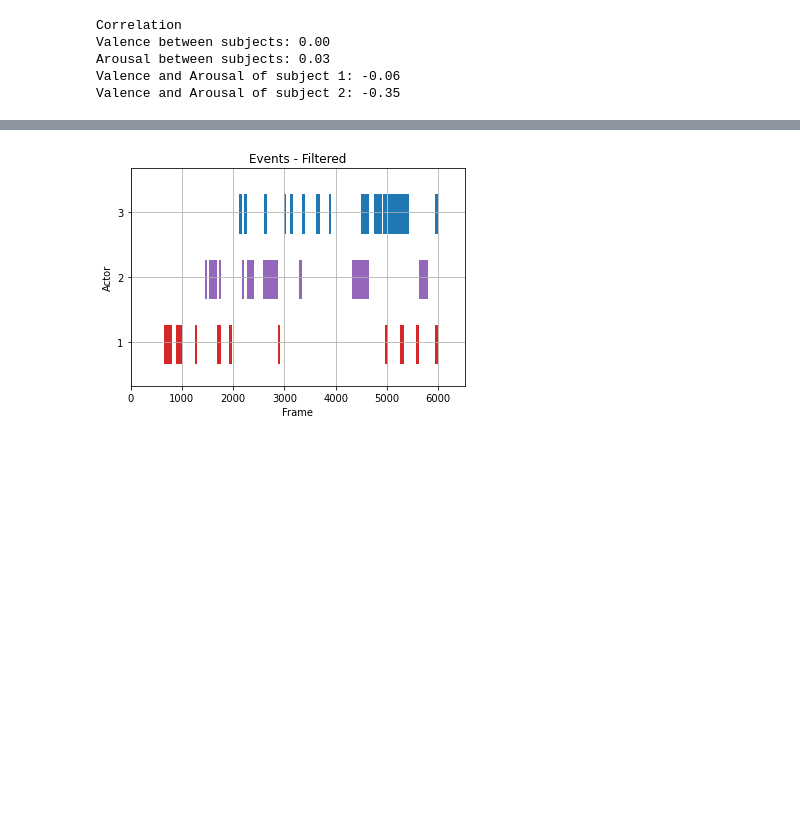
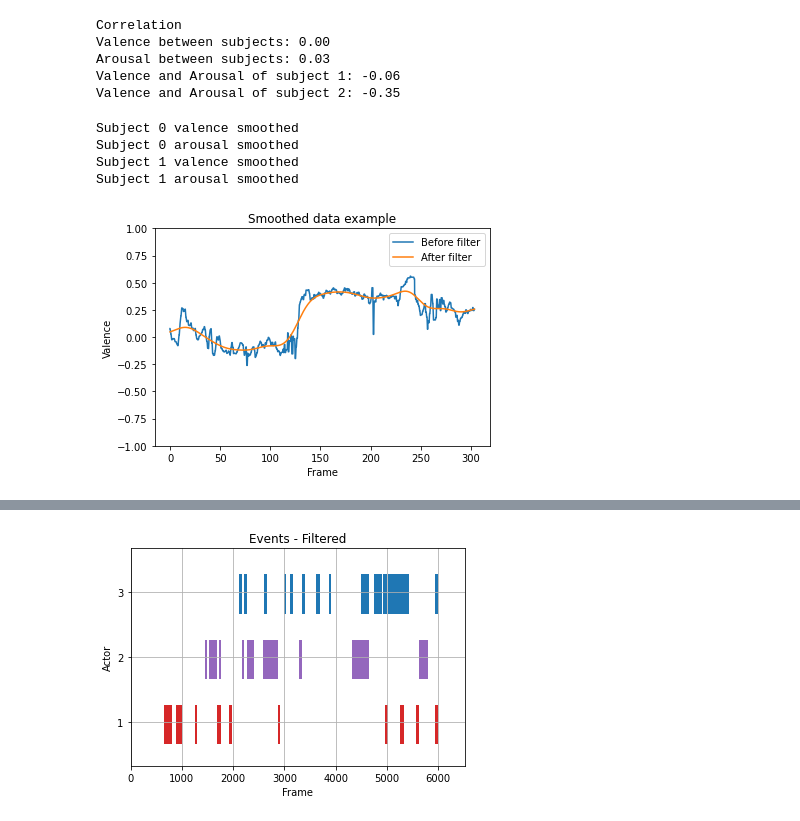
Before and after one commit to EltonCN/Emotion-estimation-applied-to-storytelling-reaction, a Jupyter notebook: analysis.ipynb, the cells around one changed output, grey strips where cells are left out. Drawn from its saved outputs; the diff is of its cells as text; code cells hidden in the pictures; blank space fills up the shorter version.

```diff
--- a/analysis.ipynb
+++ b/analysis.ipynb
@@ -154,3 +169,47 @@ Valence between subjects: 0.00
 Arousal between subjects: 0.03
 Valence and Arousal of subject 1: -0.06
 Valence and Arousal of subject 2: -0.35
+# %%
+# Smooth the data using a Gaussian kernel
+# It might take a while. It can probably be optimized using GPU/cuda
+
+data["valence_smoothed"] = []
+data["arousal_smoothed"] = []
+
+for i in range(2):
+    for dimension in ["valence", "arousal"]:
+
+        smoothed = np.zeros_like(data[dimension][i])
+        sigma = 10
+
+        for j in range(data["frame"].shape[0]):
+            frame = data["frame"][j]
+
+            kernel = np.exp(-np.power((data['frame']-frame), 2)/(2*np.power(sigma, 2)))
+            kernel = kernel / sum(kernel)
+
+            smoothed[j] = np.sum(data[dimension][i] * kernel)
+
+        data[dimension+"_smoothed"].append(smoothed)
+
+        print("Subject "+str(i) + " " + dimension + " smoothed")
+# %% [output]
+Subject 0 valence smoothed
+Subject 0 arousal smoothed
+Subject 1 valence smoothed
+Subject 1 arousal smoothed
+# %%
+fig = plt.figure()
+plt.plot(data["frame"][:1000], data["valence"][0][:1000])
+plt.plot(data["frame"][:1000], data["valence_smoothed"][0][:1000])
+plt.ylim(-1, 1)
+
+plt.legend(["Before filter", "After filter"])
+plt.title("Smoothed data example")
+plt.ylabel("Valence")
+plt.xlabel("Frame")
+
+plt.show()
+fig.savefig("Results/Example of smoothed data.png",  facecolor='white', transparent=False )
+# %% [output]
+[figure, added]
```
Also changed, not shown: parts of 29 cells of this notebook, 17 other files.
